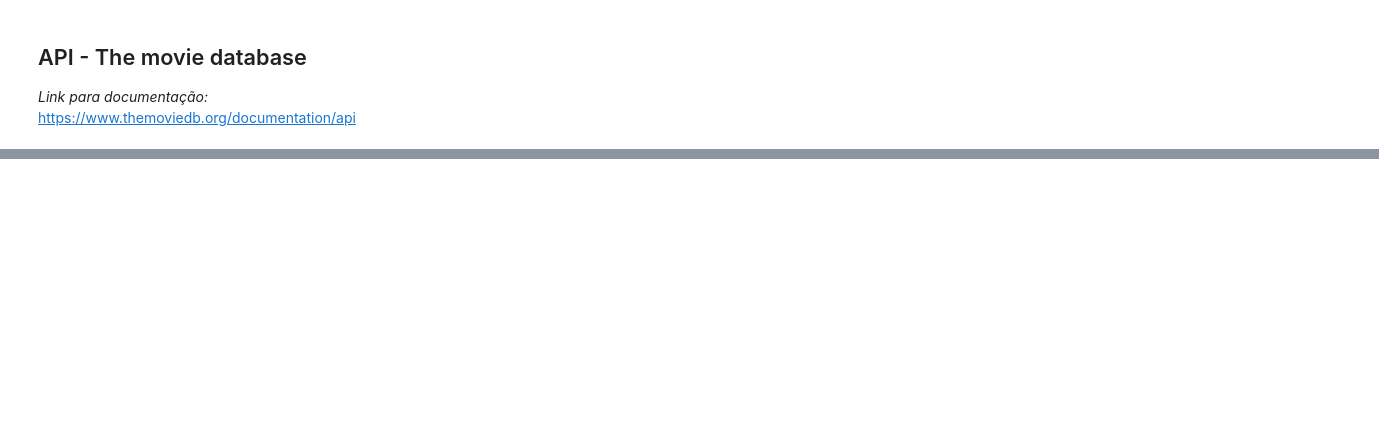
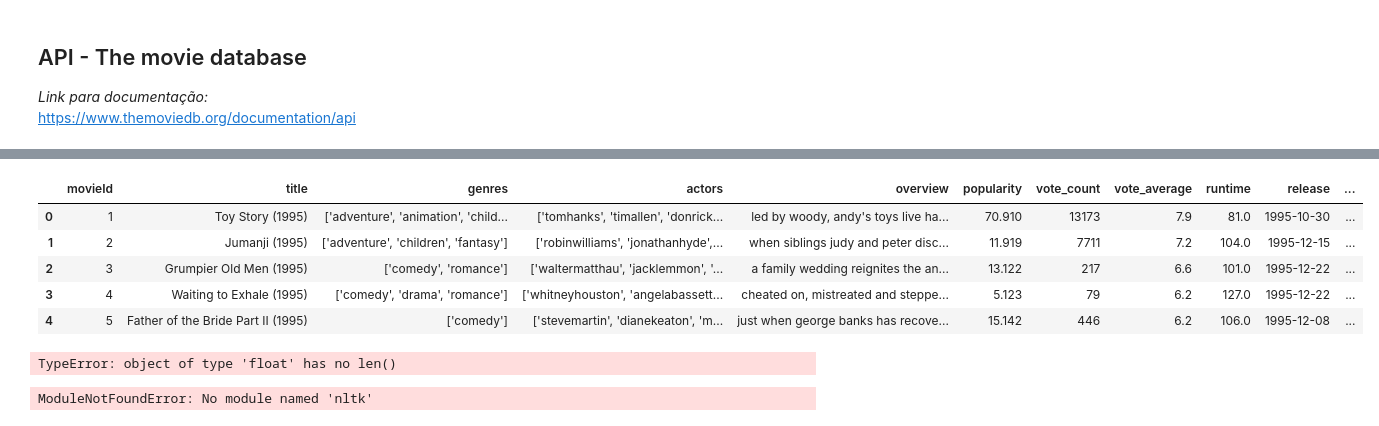
Before and after one commit to joaquim-oliveira-neto/rogue, a Jupyter notebook: notebooks/roger-exploration.ipynb, the cells around one changed output, grey strips where cells are left out. Cells and saved outputs as stored; diff of their text form; code cells hidden in the pictures; blank space fills up the shorter version.

```diff
--- a/notebooks/roger-exploration.ipynb
+++ b/notebooks/roger-exploration.ipynb
@@ -328,0 +451,4 @@ https://www.themoviedb.org/documentation/api
+# %%
+movies_kw = movies_kw.drop(columns=['Unnamed: 0', 'imdbId','tmdbId'])
+# %%
+movies_kw['keywords'] = movies_kw['keywords'].apply(to_list)
@@ -328,0 +464,28 @@ https://www.themoviedb.org/documentation/api
+# %%
+movies_kw['keywords'] = movies_kw['keywords'].apply(remove_space)
+# %%
+data = data.merge(movies_kw, on='movieId', how='left')
+# %%
+data.head()
+# %% [output]
+|  | movieId | title | genres | actors | overview | popularity | vote_count | vote_average | runtime | release | ... |
+| 0 | 1 | Toy Story (1995) | ['adventure', 'animation', 'child... | ['tomhanks', 'timallen', 'donrick... | led by woody, andy's toys live ha... | 70.910 | 13173 | 7.9 | 81.0 | 1995-10-30 | ... |
+| 1 | 2 | Jumanji (1995) | ['adventure', 'children', 'fantasy'] | ['robinwilliams', 'jonathanhyde',... | when siblings judy and peter disc... | 11.919 | 7711 | 7.2 | 104.0 | 1995-12-15 | ... |
+| 2 | 3 | Grumpier Old Men (1995) | ['comedy', 'romance'] | ['waltermatthau', 'jacklemmon', '... | a family wedding reignites the an... | 13.122 | 217 | 6.6 | 101.0 | 1995-12-22 | ... |
+| 3 | 4 | Waiting to Exhale (1995) | ['comedy', 'drama', 'romance'] | ['whitneyhouston', 'angelabassett... | cheated on, mistreated and steppe... | 5.123 | 79 | 6.2 | 127.0 | 1995-12-22 | ... |
+| 4 | 5 | Father of the Bride Part II (1995) | ['comedy'] | ['stevemartin', 'dianekeaton', 'm... | just when george banks has recove... | 15.142 | 446 | 6.2 | 106.0 | 1995-12-08 | ... |
+# %%
+data['keywords_count'] = data['keywords'].map(lambda x : len(x))
+# %% [output]
+TypeError: object of type 'float' has no len()
+# %%
+from nltk.corpus import stopwords
+from nltk.tokenize import word_tokenize
+def stop_words(x):
+    text = ' '.join(x)
+    stop_words = set(stopwords.words('english'))
+    word_tokens = word_tokenize(text)
+    text = [w for w in word_tokens if not w in stop_words]
+    return text
+# %% [output]
+ModuleNotFoundError: No module named 'nltk'
```
Also changed, not shown: parts of 103 cells of this notebook, 3 other files.
